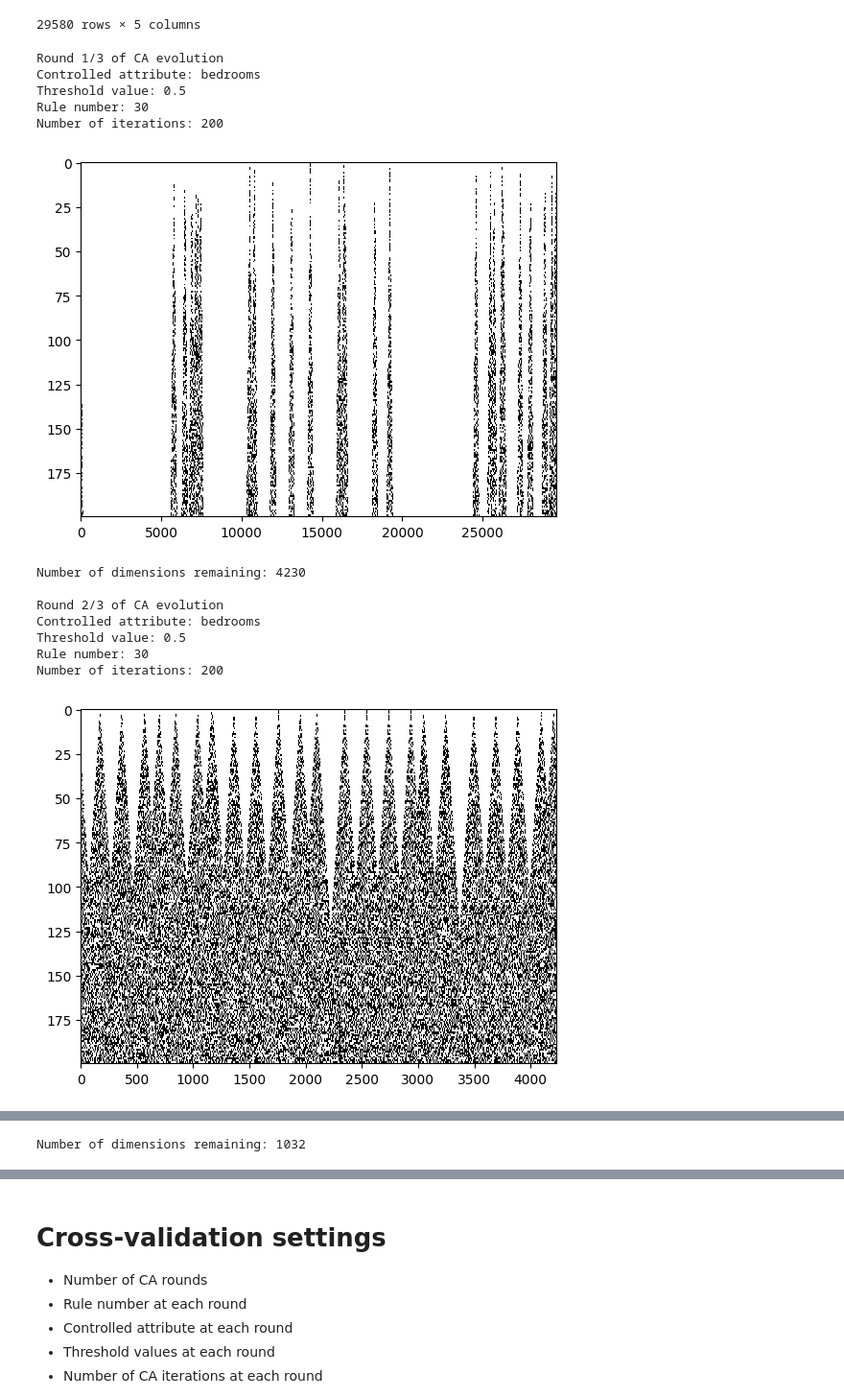
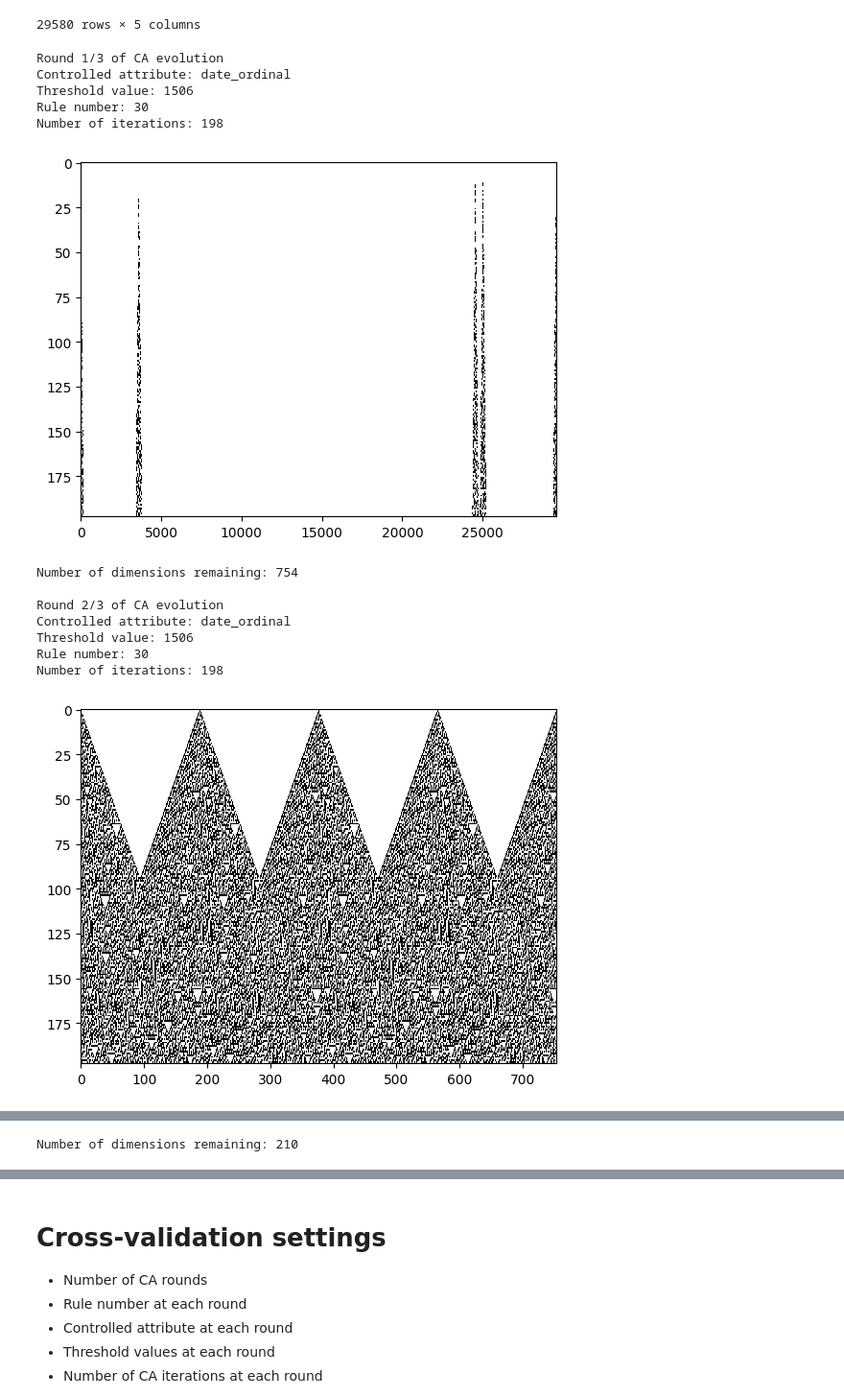
Before and after one commit to omegatro/MSC_CA, a Jupyter notebook: Sandbox/cellpylib.ipynb, the cells around one changed output, grey strips where cells are left out. Shown at 96% size. Saved outputs shown, nothing was run; the diff lists cells and outputs as text; code cells hidden in the pictures.

```diff
--- a/Sandbox/cellpylib.ipynb
+++ b/Sandbox/cellpylib.ipynb
@@ -380,26 +382,26 @@ def evolve_data(data, controlled_vars, threshold_values, rule_numbers, num_itera
 # %%
 # Testing the function
 rounds = 3
 evolved_data = evolve_data(
     data = processed_data,
-    controlled_vars = ['bedrooms']*rounds,
-    threshold_values = [0.5]*rounds,
+    controlled_vars = ['date_ordinal']*rounds,
+    threshold_values = [1506]*rounds,
     rule_numbers = [30]*rounds,
-    num_iterations = [200]*rounds,
+    num_iterations = [198]*rounds,
     rounds = rounds
     )
 # %% [output]
 Round 1/3 of CA evolution
-Controlled attribute: bedrooms
-Threshold value: 0.5
+Controlled attribute: date_ordinal
+Threshold value: 1506
 Rule number: 30
-Number of iterations: 200
+Number of iterations: 198
-[figure, old version]
+[figure, new version]
-Number of dimensions remaining: 4230
+Number of dimensions remaining: 754
 
 Round 2/3 of CA evolution
-Controlled attribute: bedrooms
-Threshold value: 0.5
+Controlled attribute: date_ordinal
+Threshold value: 1506
 Rule number: 30
-Number of iterations: 200
+Number of iterations: 198
-[figure, old version]
+[figure, new version]
@@ -414,4 +416,4 @@ Number of iterations: 200
-Number of dimensions remaining: 1032
+Number of dimensions remaining: 210
 # %%
 # Restoring absolute dates
 evolved_data['saledate'] = pd.to_timedelta(evolved_data['date_ordinal'], unit='D') + rs_min_date
```
Also changed, not shown: parts of 16 cells of this notebook.
